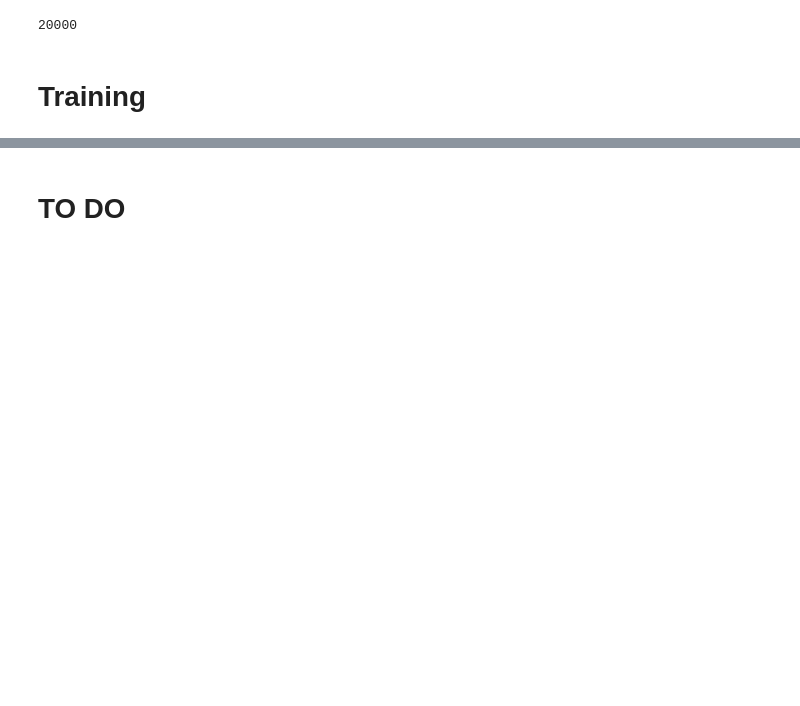
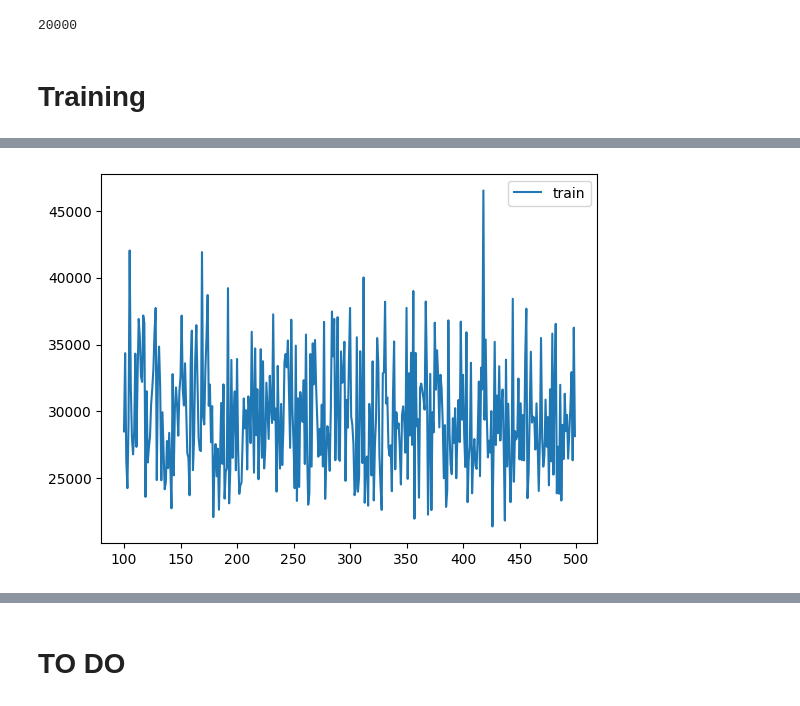
Before and after one commit to Arjun-G-Ravi/AI-Chess, a Jupyter notebook: chessEngineTrainer.ipynb, the cells around one changed output, grey strips where cells are left out. Drawn from its saved outputs; the diff is of its cells as text; code cells hidden in the pictures; blank space fills up the shorter version.

```diff
--- a/chessEngineTrainer.ipynb
+++ b/chessEngineTrainer.ipynb
@@ -69,7 +70,7 @@ def get_batch(X, Y, bs):
 
     batch = torch.randint(0, len(X), (bs,))
     x = X[batch].to(device)
-    y = Y[batch].to(device).to(torch.bfloat16)
+    y = Y[batch].to(device).to(torch.float32)
     return x, y
 # b = get_batch(X, y, 64)
 # %%
@@ -88,7 +89,7 @@ len(X)
 # %%
 # hyperparameters
 lr = 0.1
-num_steps = 3000
+num_steps = 500
 warmup_steps = 50
 bs = len(X)
 # allowed_error = 100 #
@@ -99,7 +100,9 @@ from torch.optim.lr_scheduler import LambdaLR
 # %%
 model = MLPEngine(embedding_dim=64).to(device)
 loss_category = nn.MSELoss()
-optimiser = torch.optim.Adam(model.parameters(), lr = lr) # i accidenly used a smaller lr for scheduler and it worked better, maybe try it?
+optimiser = torch.optim.AdamW(model.parameters(), lr = lr,
+            betas=(0.9, 0.999),)
+            # weight_decay=1e-5  ) # i accidenly used a smaller lr for scheduler and it worked better, maybe try it?
 # Define warm-up and decay
 def lr_lambda(epoch):
     if epoch < warmup_steps:
@@ -108,7 +111,7 @@ def lr_lambda(epoch):
         return 0.95 ** (epoch - warmup_steps)
 
 scheduler = LambdaLR(optimiser, lr_lambda)
-model = model.to(torch.bfloat16)
+model = model
 model.compile()
 # %%
 import torch._dynamo
@@ -168,10 +172,12 @@ KeyboardInterrupt:
 # %%
 torch.save(model.state_dict(), 'saves/bad_model.pt')
 # %%
-plt.plot(list(train_history.keys())[500:], list(train_history.values())[500:], label='train')
+plt.plot(list(train_history.keys())[100:], list(train_history.values())[100:], label='train')
 # plt.plot(val_history.keys(), val_history.values(), label='validation')
 plt.legend()
 plt.show()
+# %% [output]
+[figure, added]
 # %%
 plt.plot(list(train_history.keys()), list(train_history.values()), label='train')
 plt.plot(val_history.keys(), val_history.values(), label='validation')
```
Also changed, not shown: parts of 7 cells of this notebook, 1 other file.
